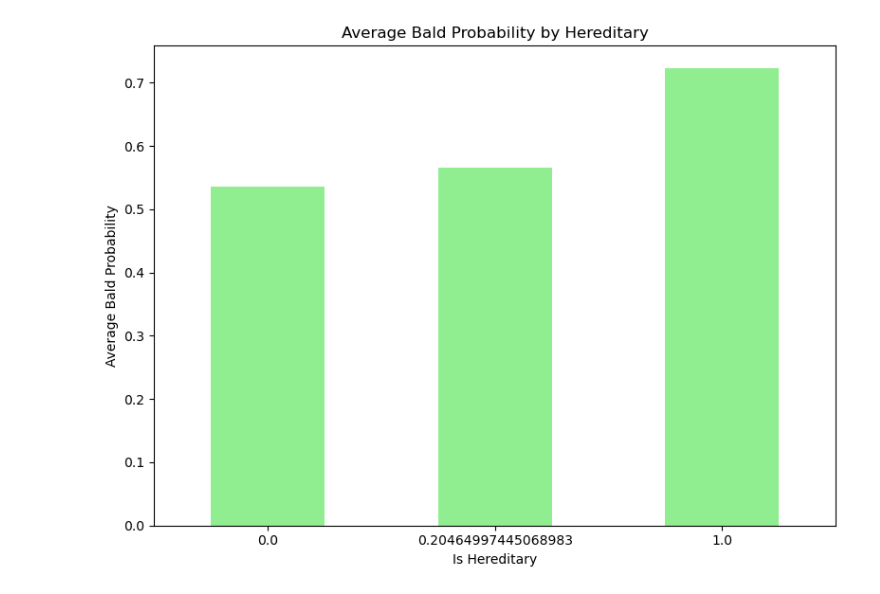
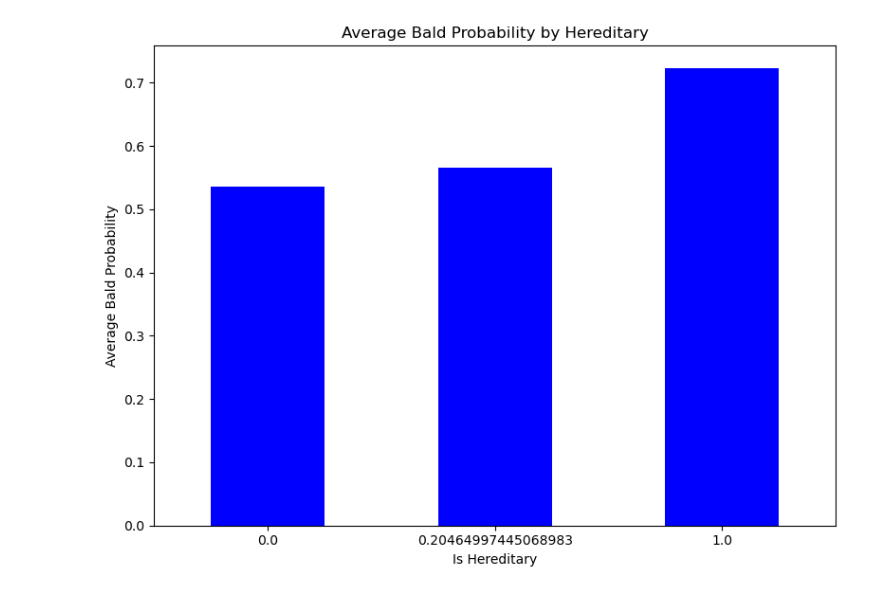
Before and after one commit to eunseongy/OpenSource_develope, a Jupyter notebook: graph3.ipynb, the cells around one changed output. Saved outputs shown, nothing was run; the diff lists cells and outputs as text; code cells hidden in the pictures.

```diff
--- a/graph3.ipynb
+++ b/graph3.ipynb
@@ -2,32 +2,32 @@
 import pandas as pd
 import matplotlib.pyplot as plt
 import numpy as np
 import seaborn as sns
 from sklearn.tree import DecisionTreeRegressor
 from sklearn.model_selection import train_test_split
 from sklearn.metrics import explained_variance_score
 
 
 file_path = 'bald_probability.csv'
 
 df=pd.read_csv('bald_probability.csv')
 df=df.fillna(df.mean())
 
 df.loc[df['education'] != df['education'], 'education'] = 'Senior High School'
 df.loc[df['gender'] != df['gender'], 'gender'] = 'male'
 df.loc[df['shampoo'] != df['shampoo'], 'shampoo'] = 'Shoulder & Head'
 df.loc[df['job_role'] != df['job_role'], 'job_role'] = 'Jobless'
 
 avg_bald_prob_by_hereditary = df.groupby('is_hereditary')['bald_prob'].mean()
 
 # 막대 그래프로 나타내기
 plt.figure(figsize=(8, 6))
-avg_bald_prob_by_hereditary.plot(kind='bar', color='lightgreen')
+avg_bald_prob_by_hereditary.plot(kind='bar', color='blue')
 plt.title('Average Bald Probability by Hereditary')
 plt.xlabel('Is Hereditary')
 plt.ylabel('Average Bald Probability')
 plt.xticks(rotation=0)
 plt.tight_layout()
 plt.show()
 # %% [output]
-[figure, old version]
+[figure, new version]
```
Also changed, not shown: 3 other files.
